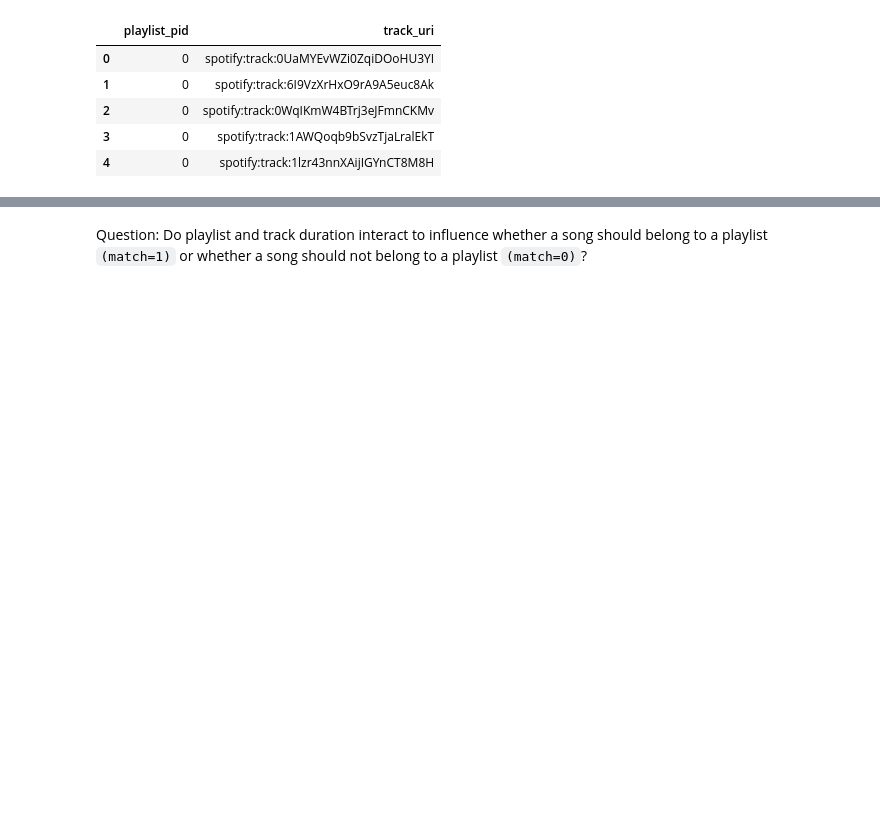
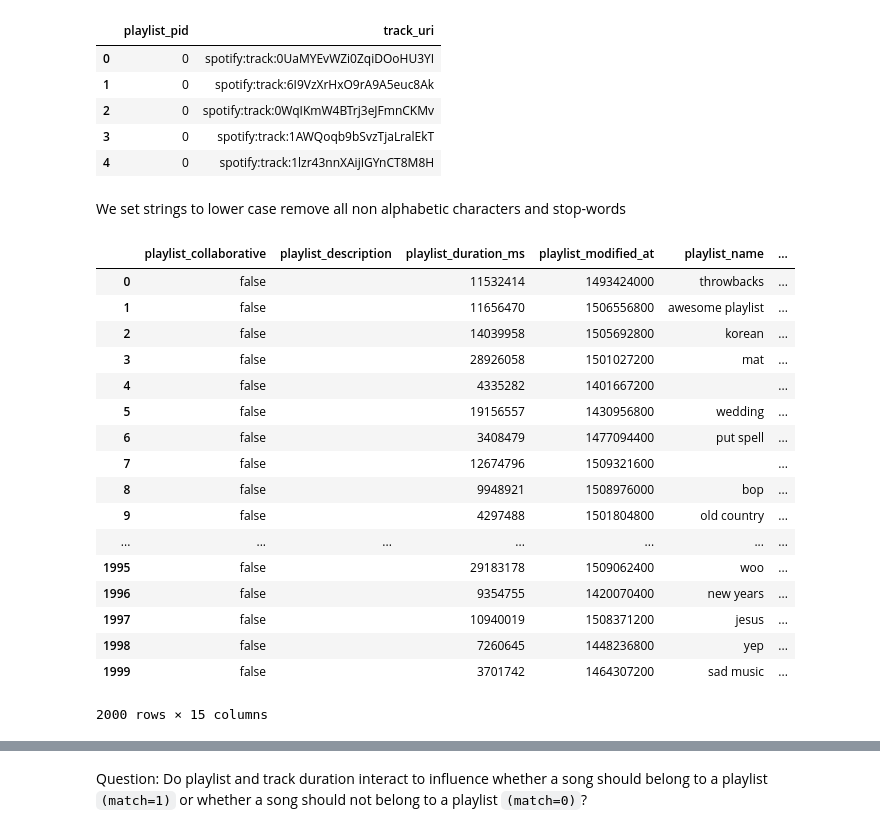
Before and after one commit to tralpha/spotify-project, a Jupyter notebook: DataLoader.ipynb, the cells around one changed output, grey strips where cells are left out. Saved outputs shown, nothing was run; the diff lists cells and outputs as text; code cells hidden in the pictures; blank space fills up the shorter version.

Commit message:
Adding word cleanup and sparse matrices

```diff
--- a/DataLoader.ipynb
+++ b/DataLoader.ipynb
@@ -122,6 +122,60 @@ playlist_map_df.head()
 | 2 | 0 | spotify:track:0WqIKmW4BTrj3eJFmnCKMv |
 | 3 | 0 | spotify:track:1AWQoqb9bSvzTjaLralEkT |
 | 4 | 0 | spotify:track:1lzr43nnXAijIGYnCT8M8H |
+# %% [markdown]
+We set strings to lower case remove all non alphabetic characters and stop-words
+# %%
+import nltk
+import string
+#nltk.download('stopwords')
+from nltk.corpus import stopwords
+stop = stopwords.words('english')
+
+playlist_df.playlist_description = playlist_df.playlist_description.apply(lambda x: x.lower())
+playlist_df.playlist_description = playlist_df.playlist_description.str.replace('[^a-z]+', ' ')
+playlist_df.playlist_description = playlist_df.playlist_description.apply(lambda x: ' '.join([word for word in x.split() if word not in (stop)]))
+
+playlist_df.playlist_name = playlist_df.playlist_name.apply(lambda x: x.lower())
+playlist_df.playlist_name = playlist_df.playlist_name.str.replace('[^a-z]+', ' ')
+playlist_df.playlist_name = playlist_df.playlist_name.apply(lambda x: ' '.join([word for word in x.split() if word not in (stop)]))
+# %%
+from sklearn.feature_extraction.text import CountVectorizer, TfidfTransformer
+
+cv = CountVectorizer(token_pattern=r"(?u)\b\w+\b", stop_words=None, ngram_range=(2,2), analyzer='word')
+dt_mat_description = cv.fit_transform(playlist_df.playlist_description)
+playlist_df['playlist_description_frequency'] = list(dt_mat_description.toarray())
+
+cv2 = CountVectorizer(token_pattern=r"(?u)\b\w+\b", stop_words=None, ngram_range=(2,2), analyzer='word')
+dt_mat_name = cv2.fit_transform(playlist_df.playlist_name)
+playlist_df['playlist_name_frequency'] = list(dt_mat_name.toarray())
+# %%
+tfidf_transformer = TfidfTransformer()
+
+tfidf_mat_description = tfidf_transformer.fit_transform(dt_mat_description)
+playlist_df['playlist_description_tfidf_score']=list(tfidf_mat_description.toarray())
+
+tfidf_mat_name = tfidf_transformer.fit_transform(dt_mat_name)
+playlist_df['playlist_name_tfidf_score']=list(tfidf_mat_name.toarray())
+playlist_df
+# %% [output]
+|  | playlist_collaborative | playlist_description | playlist_duration_ms | playlist_modified_at | playlist_name | ... |
+| 0 | false |  | 11532414 | 1493424000 | throwbacks | ... |
+| 1 | false |  | 11656470 | 1506556800 | awesome playlist | ... |
+| 2 | false |  | 14039958 | 1505692800 | korean | ... |
+| 3 | false |  | 28926058 | 1501027200 | mat | ... |
+| 4 | false |  | 4335282 | 1401667200 |  | ... |
+| 5 | false |  | 19156557 | 1430956800 | wedding | ... |
+| 6 | false |  | 3408479 | 1477094400 | put spell | ... |
+| 7 | false |  | 12674796 | 1509321600 |  | ... |
+| 8 | false |  | 9948921 | 1508976000 | bop | ... |
+| 9 | false |  | 4297488 | 1501804800 | old country | ... |
+| ... | ... | ... | ... | ... | ... | ... |
+| 1995 | false |  | 29183178 | 1509062400 | woo | ... |
+| 1996 | false |  | 9354755 | 1420070400 | new years | ... |
+| 1997 | false |  | 10940019 | 1508371200 | jesus | ... |
+| 1998 | false |  | 7260645 | 1448236800 | yep | ... |
+| 1999 | false |  | 3701742 | 1464307200 | sad music | ... |
+2000 rows × 15 columns
 # %%
 merged = pd.merge(
     pd.merge(
```
Also changed, not shown: parts of 12 cells of this notebook.
